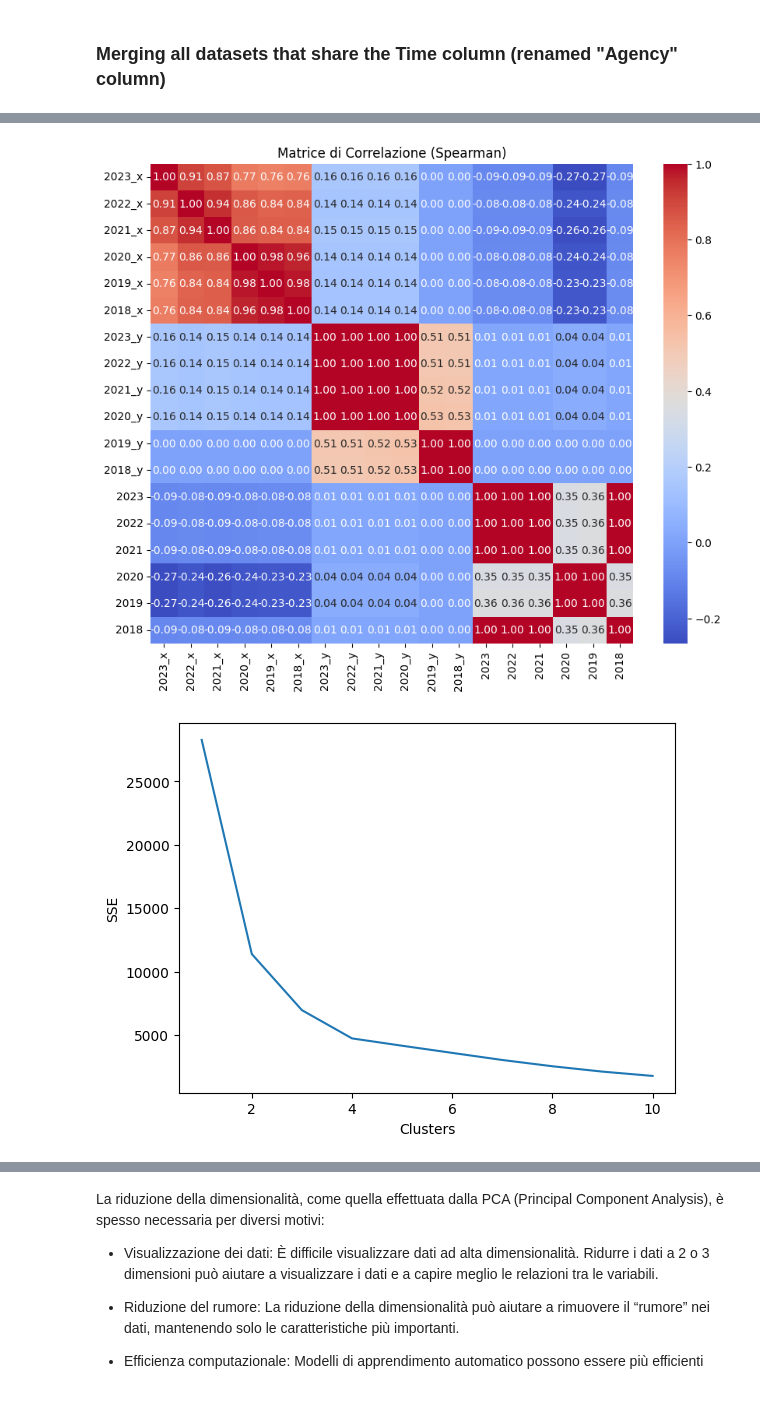
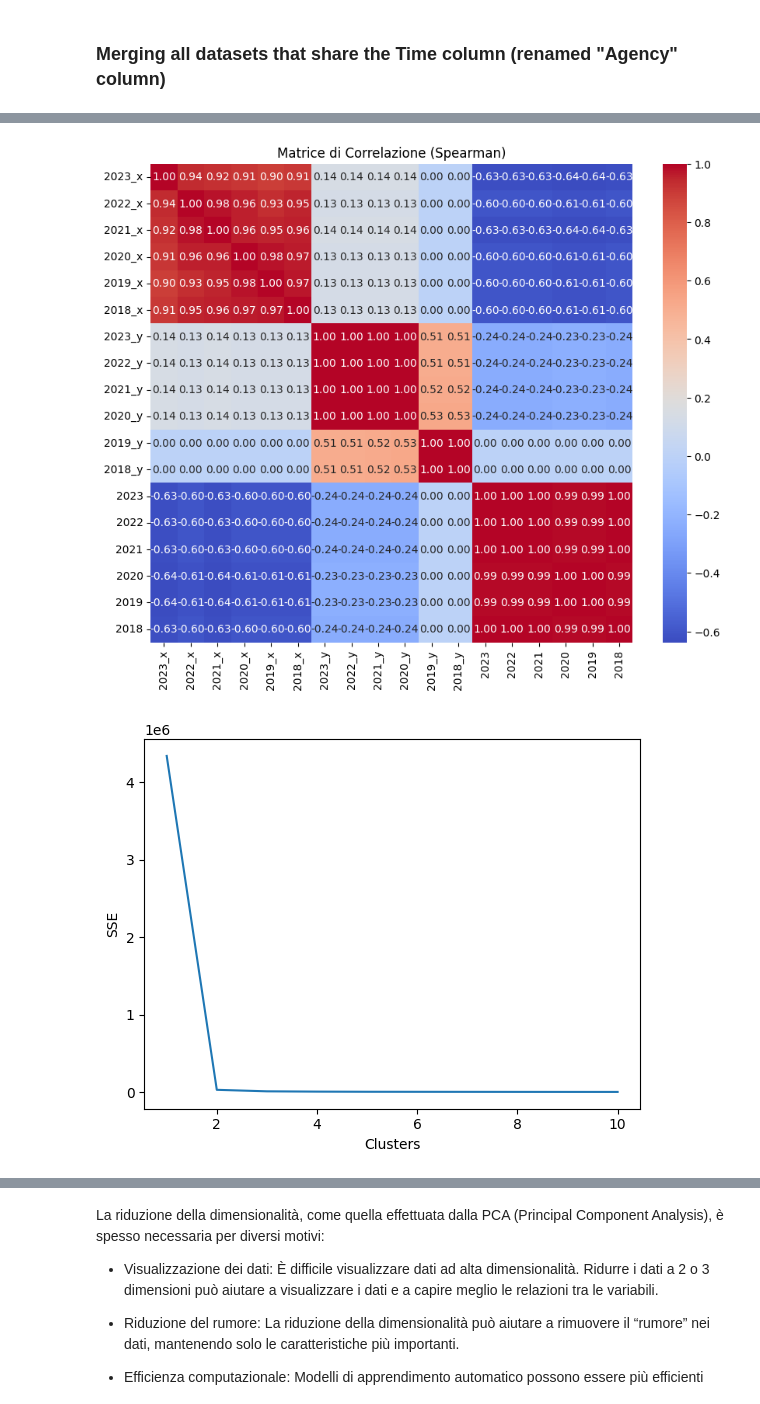
Before and after one commit to alicepicco333/wipEU, a Jupyter notebook: technical_analysis/geomashup.ipynb, the cells around one changed output, grey strips where cells are left out. Drawn from its saved outputs; the diff is of its cells as text; code cells hidden in the pictures.

```diff
--- a/technical_analysis/geomashup.ipynb
+++ b/technical_analysis/geomashup.ipynb
@@ -473,13 +422,10 @@ df_european_financial_institutions_women = df_european_financial_institutions_wo
 
 df_public_adm_women, df_women_european_court, df_european_financial_institutions_women = column_remove(df_public_adm_women, df_women_european_court, df_european_financial_institutions_women)
 df_public_adm_women, df_women_european_court, df_european_financial_institutions_women = force_to_numeric(df_public_adm_women, df_women_european_court, df_european_financial_institutions_women)
-# print(df_public_adm_women.head())
-# print(df_european_financial_institutions_women.head())
-# print(df_women_european_court.head())
+
 merged_df2 = pd.merge(df_public_adm_women, df_women_european_court, on="Agency", how='outer')
 merged_df_final2 = pd.merge(merged_df2, df_european_financial_institutions_women, on="Agency", how="outer") #nella manipolazione dati abbiamo deciso di introdurre lo 0 al posto di NaN
-merged_df_final2 = merged_df_final2.drop(merged_df_final2.index[[0, 1]]).fillna(merged_df_final2.mean())
-merged_df_final2.head()
+
 knn_impute(merged_df_final2)
 merged_df_final2.head()
 # %% [output]
@@ -520,35 +466,35 @@ sns.heatmap(spearman_corr2, annot=True, cmap='coolwarm', fmt=".2f")
 plt.title('Matrice di Correlazione (Spearman)')
 plt.show()
 # %% [output]
-[figure, old version]
+[figure, new version]
 # %%
 import numpy as np
 import matplotlib.pyplot as plt
 import seaborn as sns
 from sklearn import cluster
 # cols = ['2023', '2022', '2021', '2020', '2019', '2018']
 # df_public_adm_women[cols] = df_public_adm_women[cols].apply(pd.to_numeric, errors='coerce')
 # df_women_research_fundings = df_women_research_fundings.dropna()
-merged_df_final2 = merged_df_final2.fillna(merged_df_final2.mean())
+# merged_df_final2 = merged_df_final2.fillna(merged_df_final2.mean())
 # df_women_research_fundings = df_women_research_fundings.reset_index(drop=True)
-merged_df_final2 = merged_df_final2.reset_index(drop=True)
+# merged_df_final2 = merged_df_final2.reset_index(drop=True)
 # X = df_women_research_fundings.iloc[:,1:].values
 X = merged_df_final2.iloc[:,1:].values
 
 # Apply elbow method to understand the number of cluster
 
 wcss = []
 for i in range(1,11):
     k_means = cluster.KMeans(n_clusters=i,init='k-means++', random_state=42)
     k_means.fit(X)
     wcss.append(k_means.inertia_)
 
 plt.plot(np.arange(1,11),wcss)
 plt.xlabel('Clusters')
 plt.ylabel('SSE')
 plt.show()
 # %% [output]
-[figure, old version]
+[figure, new version]
 # %%
 from sklearn.cluster import KMeans
 import pandas as pd
```
Also changed, not shown: parts of 17 cells of this notebook.
